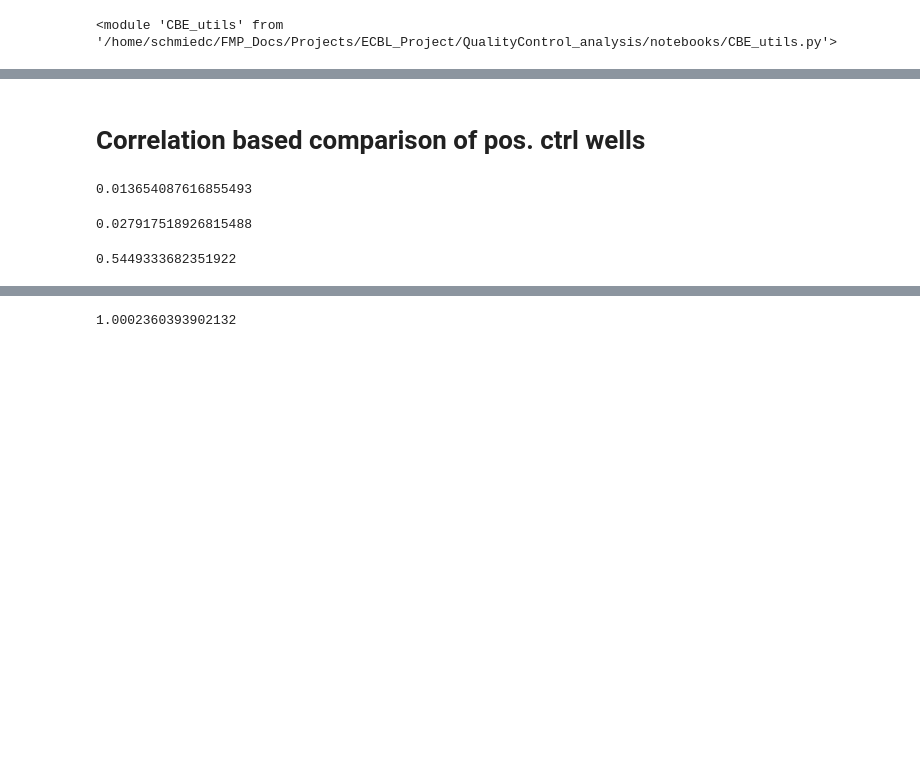
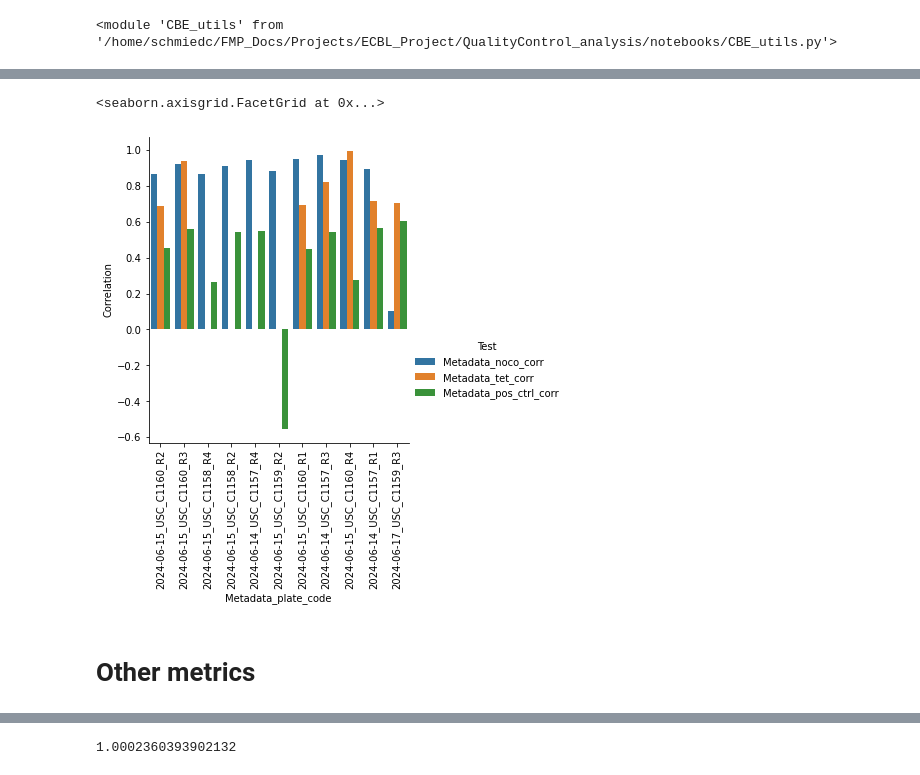
Before and after one commit to schmiedc/ECBL_quality_control, a Jupyter notebook: 03_normalization.ipynb, the cells around one changed output, grey strips where cells are left out. Saved outputs shown, nothing was run; the diff lists cells and outputs as text; code cells hidden in the pictures; blank space fills up the shorter version.

```diff
--- a/03_normalization.ipynb
+++ b/03_normalization.ipynb
@@ -109,0 +160,8 @@ dataframe_normalized
+# %%
+def pad_numbers(value):
+    match = re.match(r"([A-Z])(\d+)", value)
+    if match:
+        letter = match.group(1)
+        number = match.group(2).zfill(2)  # Pad number to 2 digits
+        return f"{letter}{number}"
+    return value
@@ -109,0 +317,8 @@ dataframe_normalized
+# %%
+quality_control_1_df = pd.DataFrame(quality_control_1)
+
+file_path_quality_control_1 = os.path.join(output_path, 'quality_control_1.csv')
+quality_control_1_df .to_csv(file_path_quality_control_1, index=False)
+
+file_path_test_correlations = os.path.join(output_path, 'test_correlations.csv')
+test_correlations.to_csv(file_path_test_correlations, index=False)
@@ -110,3 +401,16 @@ dataframe_normalized
+# %%
+USC_quality_control_1 = quality_control_1_melt.loc[quality_control_1_melt['Metadata_source'] == 'USC']
+
+plot = sns.catplot(USC_quality_control_1,
+                   kind="bar",
+                   x="Metadata_plate_code",
+                   y="Correlation",
+                   hue="Test")
+
+plot.set_xticklabels(rotation=90)
+# %% [output]
+<seaborn.axisgrid.FacetGrid at 0x...>
+[figure, added]
 # %% [markdown]
-# Correlation based comparison of pos. ctrl wells
+# Other metrics
 # %%
@@ -119,35 +421,0 @@ from scipy.spatial.distance import correlation
-# %%
-# Filter for pos. control tetrandrine
-# Metadata_RoughID = Tetrandrine
-# Should be C24 and D24
-tetrandrine_dataframe = dataframe_normalized.loc[dataframe['Metadata_RoughID'] == 'Tetrandrine']
-
-# get features for first and second tet well
-tetrandrine_well_1_features = tetrandrine_dataframe.iloc[0][features].values
-tetrandrine_well_2_features = tetrandrine_dataframe.iloc[1][features].values
-tetrandrine_median_features = tetrandrine_dataframe[features].median(axis=0)
-
-corr_tetrandrine = correlation(tetrandrine_well_1_features, tetrandrine_well_2_features, centered = True)
-corr_tetrandrine
-# %% [output]
-0.013654087616855493
-# %%
-# Filter pos. ctrl Nocodazole
-# Metadata_RoughID = Nocodazole
-# Should be A24 and B24
-nocodazole_dataframe = dataframe_normalized.loc[dataframe['Metadata_RoughID'] == 'Nocodazole']
-
-# get features for first and second noco well
-nocodazole_well_1_features = nocodazole_dataframe.iloc[0][features].values
-nocodazole_well_2_features = nocodazole_dataframe.iloc[1][features].values
-nocodazole_median_features = nocodazole_dataframe[features].median(axis=0)
-
-corr_nocodazole = correlation(nocodazole_well_1_features, nocodazole_well_2_features, centered = True)
-corr_nocodazole
-# %% [output]
-0.027917518926815488
-# %%
-corr_pos_ctrl_1 = correlation(tetrandrine_well_1_features, nocodazole_well_1_features, centered = True)
-corr_pos_ctrl_1
-# %% [output]
-0.5449333682351922
```
Also changed, not shown: parts of 32 cells of this notebook.
